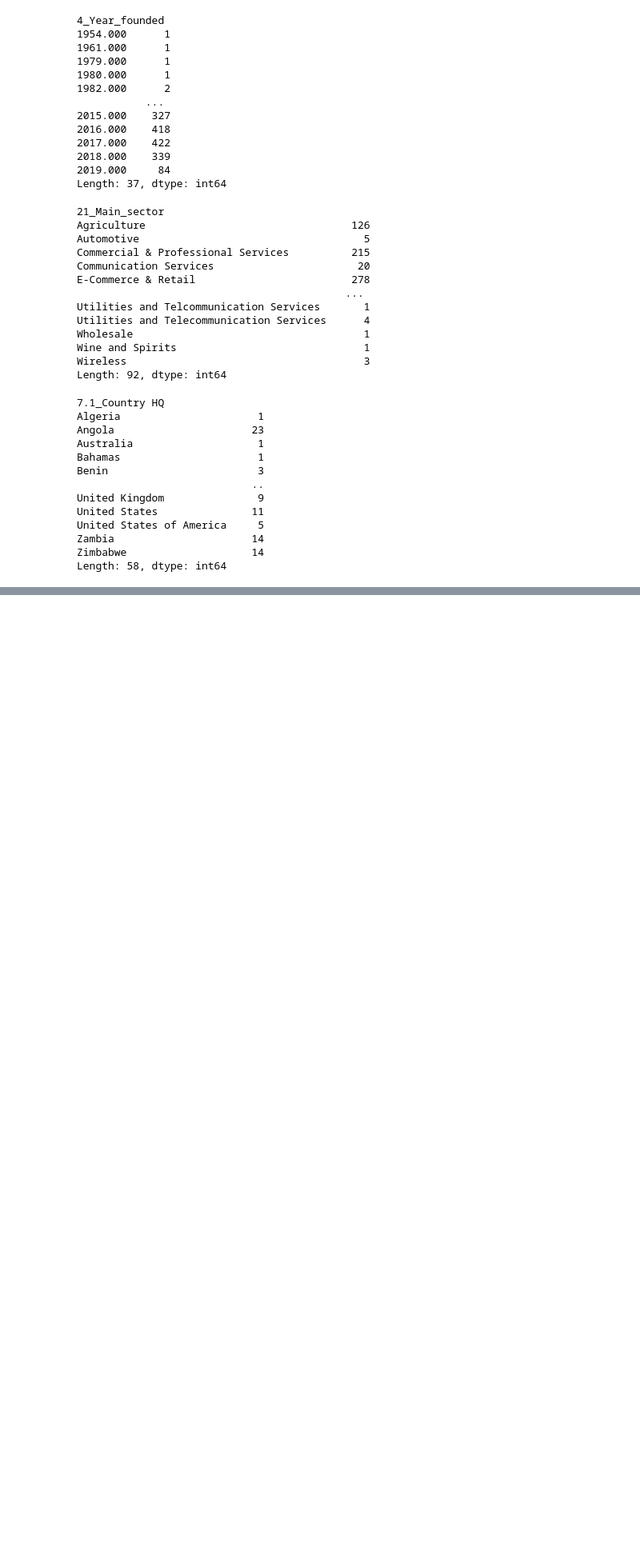
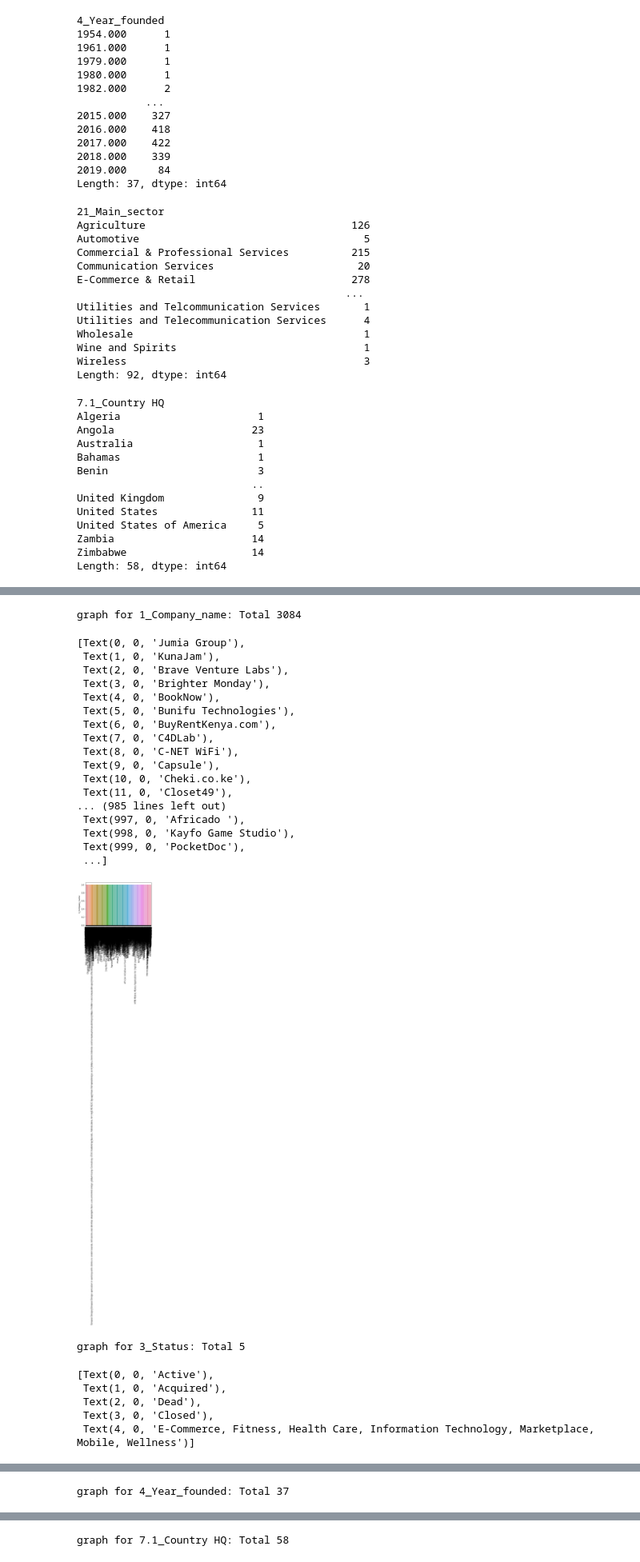
Before and after one commit to masete/Digest-Africa, a Jupyter notebook: Initial model/company.ipynb, the cells around one changed output, grey strips where cells are left out. Shown: that part at 80% size. Cells and saved outputs as stored; diff of their text form; code cells hidden in the pictures; blank space fills up the shorter version.

Commit message:
value counts

```diff
--- a/Initial model/company.ipynb
+++ b/Initial model/company.ipynb
@@ -317,0 +337,35 @@ Length: 58, dtype: int64
+# %%
+df_cat = df[['1_Company_name', '3_Status', '4_Year_founded','7.1_Country HQ', '21_Main_sector', '19_Founders', '26_Website','23_Business_Model', '20_Female_Co-Founder (Yes = 1; No  = 0)', '24_Accelerators_Attended']]
+# %%
+for i in df_cat.columns:
+    cat_nums = df_cat[i].value_counts()
+    print('graph for %s: Total %d' % (i, len(cat_nums)))
+    chart = sns.barplot(x=cat_nums.index, y=cat_nums)
+    chart.set_xticklabels(chart.get_xticklabels(), rotation=90)
+    plt.show()
+# %% [output]
+graph for 1_Company_name: Total 3084
+[Text(0, 0, 'Jumia Group'),
+ Text(1, 0, 'KunaJam'),
+ Text(2, 0, 'Brave Venture Labs'),
+ Text(3, 0, 'Brighter Monday'),
+ Text(4, 0, 'BookNow'),
+ Text(5, 0, 'Bunifu Technologies'),
+ Text(6, 0, 'BuyRentKenya.com'),
+ Text(7, 0, 'C4DLab'),
+ Text(8, 0, 'C-NET WiFi'),
+ Text(9, 0, 'Capsule'),
+ Text(10, 0, 'Cheki.co.ke'),
+ Text(11, 0, 'Closet49'),
+... (985 lines left out)
+ Text(997, 0, 'Africado '),
+ Text(998, 0, 'Kayfo Game Studio'),
+ Text(999, 0, 'PocketDoc'),
+ ...]
+[figure, added]
+graph for 3_Status: Total 5
+[Text(0, 0, 'Active'),
+ Text(1, 0, 'Acquired'),
+ Text(2, 0, 'Dead'),
+ Text(3, 0, 'Closed'),
+ Text(4, 0, 'E-Commerce, Fitness, Health Care, Information Technology, Marketplace, Mobile, Wellness')]
@@ -317,0 +373 @@ Length: 58, dtype: int64
+graph for 4_Year_founded: Total 37
@@ -317,0 +392 @@ Length: 58, dtype: int64
+graph for 7.1_Country HQ: Total 58
```
Also changed, not shown: parts of 2 cells of this notebook.
